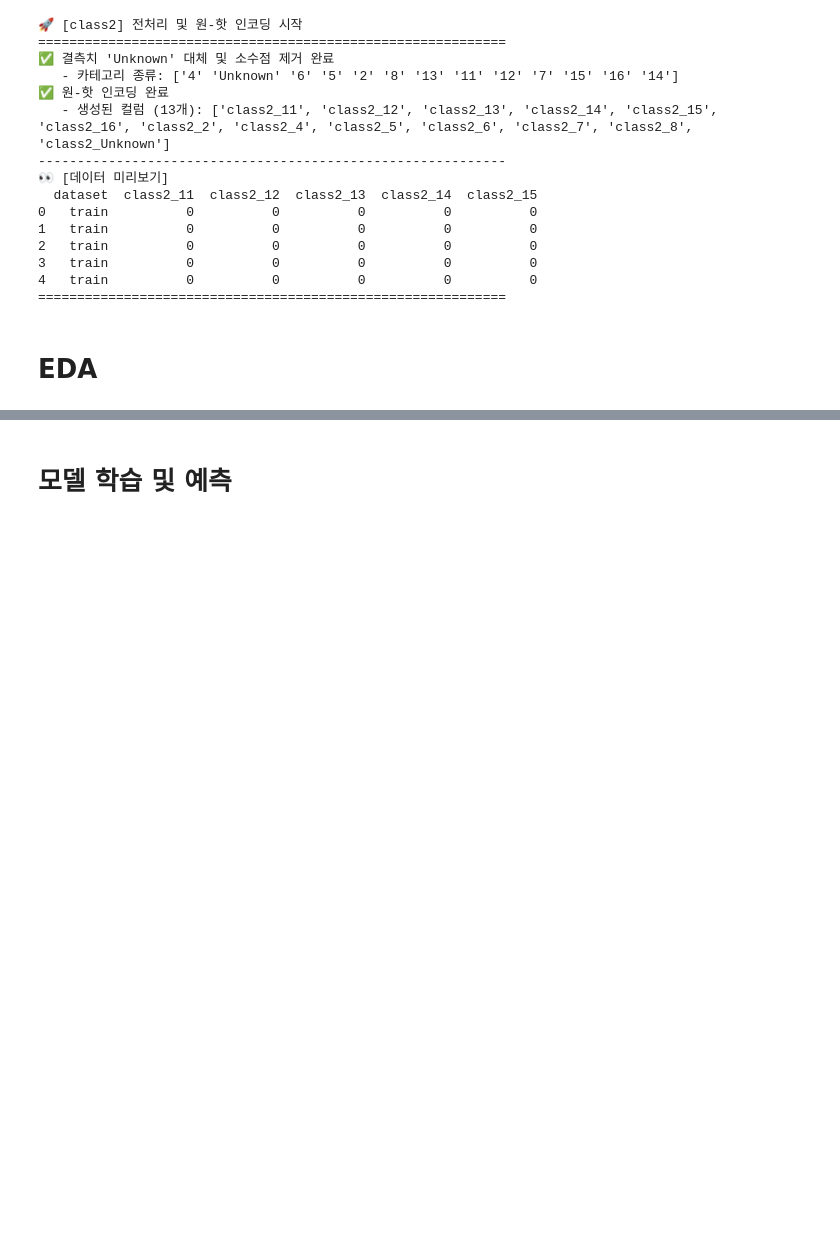
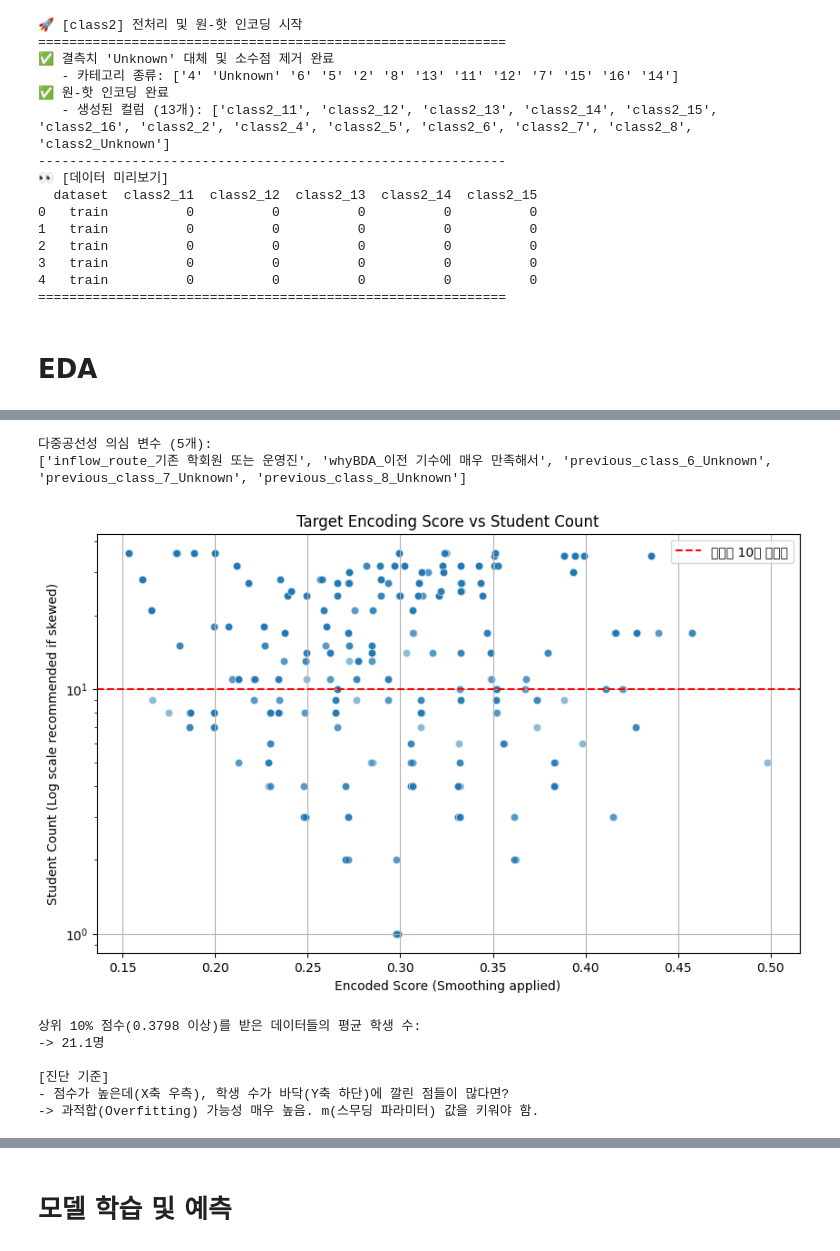
Before and after one commit to minuuuuu01/Classification-BDA, a Jupyter notebook: preprocess3.ipynb, the cells around one changed output, grey strips where cells are left out. Cells and saved outputs as stored; diff of their text form; code cells hidden in the pictures; blank space fills up the shorter version.

```diff
--- a/preprocess3.ipynb
+++ b/preprocess3.ipynb
@@ -1668,0 +1774,78 @@ print("=" * 60)
+# %%
+# df_all은 너무 크고 test데이터는 정답이 없으니, X_temp(train의 feature들) 사용
+# 상관계수 행렬 계산
+corr_mat = X_temp.corr().abs()
+
+# 대각선 위쪽만 선택 (중복 제거)
+upper = corr_mat.where(np.triu(np.ones(corr_mat.shape), k=1).astype(bool))
+
+# 상관계수가 0.95보다 큰 변수 찾기
+high_corr_cols = [column for column in upper.columns if any(upper[column] > 0.95)]
+
+print(f"다중공선성 의심 변수 ({len(high_corr_cols)}개):")
+print(high_corr_cols)
+# %% [output]
+다중공선성 의심 변수 (5개):
+['inflow_route_기존 학회원 또는 운영진', 'whyBDA_이전 기수에 매우 만족해서', 'previous_class_6_Unknown', 'previous_class_7_Unknown', 'previous_class_8_Unknown']
+# %%
+import matplotlib.pyplot as plt
+import seaborn as sns
+
+# 주의: 앞선 코드에서 df_all의 'school1' 원본 컬럼을 drop 했다면,
+# 원본 train 데이터를 다시 불러오거나 백업된 데이터를 사용해야 합니다.
+# 여기서는 train 변수(원본)가 메모리에 있다고 가정하고 코드를 작성합니다.
+
+# 1. 검증용 데이터프레임 생성 (학교별 수치 계산)
+# train 데이터만 사용해야 정확한 '학습 시점'의 왜곡을 볼 수 있습니다.
+school_stats = train.groupby('school1').agg(
+    student_count=('completed', 'count'),       # 학교별 학생 수
+    mean_completed=('completed', 'mean')        # 단순 수료율
+).reset_index()
+
+# 2. df_all에 있는 'school1_target_enc' 값을 가져오기 위해 매핑
+# (학교명이 같은 행 하나씩만 뽑아서 매핑 테이블 생성)
+mapping_table = df_all[df_all['dataset']=='train'][['school1_target_enc']].copy()
+# df_all에는 school1 원본이 없으므로, train의 인덱스와 매칭하거나
+# 만약 df_all에 school1 원본을 남겨뒀다면 바로 groupby 하면 됨.
+# **가장 확실한 방법: train 데이터에 동일한 로직으로 스무딩 값을 다시 계산해서 비교**
+
+# (약식 확인법) 인코딩된 값(Score)별로 학생 수의 평균을 봅니다.
+# 만약 Score가 높은 구간(예: 0.9 이상)의 평균 학생 수가 매우 적다면 왜곡된 것입니다.
+
+# df_all에서 인코딩된 컬럼과 원본 train을 인덱스로 매칭 (순서가 안 섞였다면)
+comparison_df = pd.DataFrame({
+    'student_count': train.groupby('school1')['completed'].transform('count'),
+    'encoded_score': df_all.loc[df_all['dataset']=='train', 'school1_target_enc'].values,
+    'completed': train['completed']
+})
+
+# 3. 시각화: 인코딩 점수(X) vs 학생 수(Y) 산점도
+plt.figure(figsize=(10, 6))
+sns.scatterplot(data=comparison_df, x='encoded_score', y='student_count', alpha=0.5)
+plt.axhline(y=10, color='r', linestyle='--', label='학생수 10명 기준선') # 10명 미만 경계선
+plt.title('Target Encoding Score vs Student Count')
+plt.xlabel('Encoded Score (Smoothing applied)')
+plt.ylabel('Student Count (Log scale recommended if skewed)')
+plt.yscale('log') # 학생 수 차이가 크면 로그 스케일 적용
+plt.legend()
+plt.grid(True)
+plt.show()
+
+# 4. 수치로 확인: 점수가 상위 10%인 학교들의 평균 학생 수
+top_10_percent_score = comparison_df['encoded_score'].quantile(0.9)
+high_score_group = comparison_df[comparison_df['encoded_score'] >= top_10_percent_score]
+
+print(f"상위 10% 점수({top_10_percent_score:.4f} 이상)를 받은 데이터들의 평균 학생 수:")
+print(f"-> {high_score_group['student_count'].mean():.1f}명")
+
+print("\n[진단 기준]")
+print("- 점수가 높은데(X축 우측), 학생 수가 바닥(Y축 하단)에 깔린 점들이 많다면?")
+print("-> 과적합(Overfitting) 가능성 매우 높음. m(스무딩 파라미터) 값을 키워야 함.")
+# %% [output]
+[figure, added]
+상위 10% 점수(0.3798 이상)를 받은 데이터들의 평균 학생 수:
+-> 21.1명
+
+[진단 기준]
+- 점수가 높은데(X축 우측), 학생 수가 바닥(Y축 하단)에 깔린 점들이 많다면?
+-> 과적합(Overfitting) 가능성 매우 높음. m(스무딩 파라미터) 값을 키워야 함.
```
Also changed, not shown: parts of 11 cells of this notebook, 6 other files.
